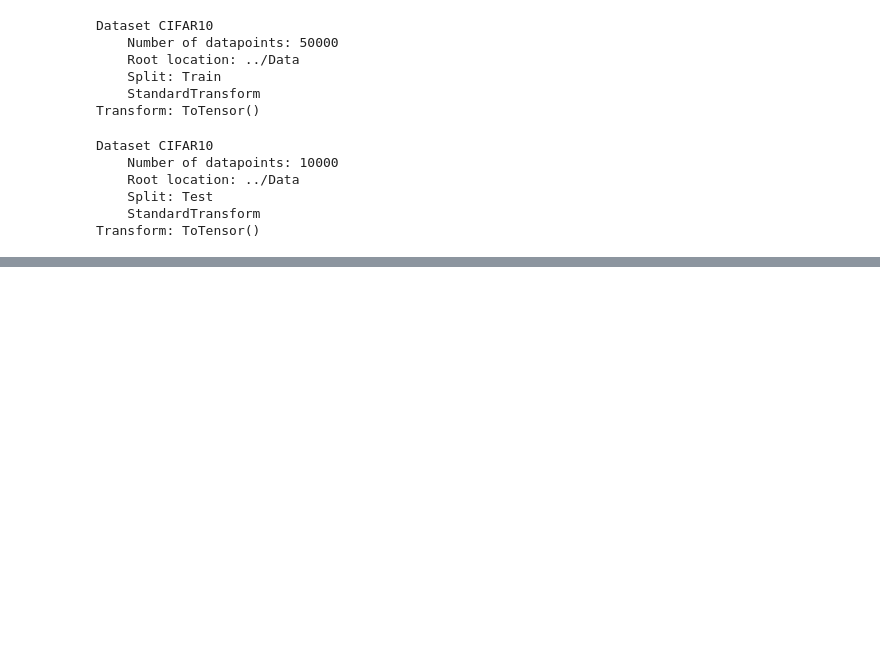
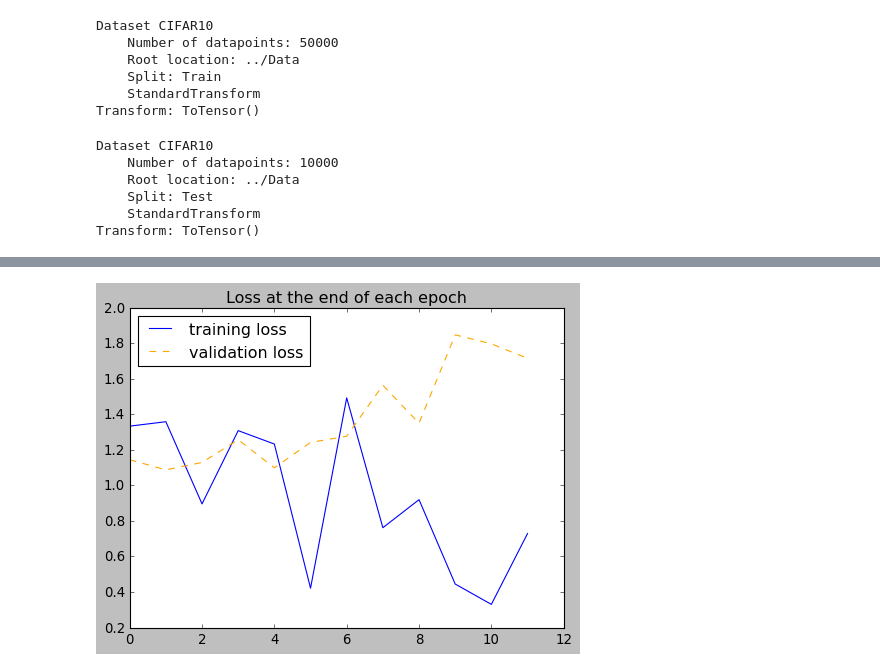
Before and after one commit to r0han99/Deep-Learning-Anatomy, a Jupyter notebook: Projects/CIFAR10/Pytorch/CIFAR10-Pytorch.ipynb, the cells around one changed output, grey strips where cells are left out. Drawn from its saved outputs; the diff is of its cells as text; code cells hidden in the pictures; blank space fills up the shorter version.

```diff
--- a/Projects/CIFAR10/Pytorch/CIFAR10-Pytorch.ipynb
+++ b/Projects/CIFAR10/Pytorch/CIFAR10-Pytorch.ipynb
@@ -103,7 +100,27 @@ class convnet(nn.Module):
         X = F.relu(self.fc2(X))
 
         return F.log_softmax(X, dim=1)
+# %%
+class ConvolutionalNetwork(nn.Module):
+    def __init__(self):
+        super().__init__()
+        self.conv1 = nn.Conv2d(3, 6, 3, 1)  # changed from (1, 6, 5, 1)
+        self.conv2 = nn.Conv2d(6, 16, 3, 1)
+        self.fc1 = nn.Linear(6*6*16, 120)   # changed from (4*4*16) to fit 32x32 images with 3x3 filters
+        self.fc2 = nn.Linear(120,84)
+        self.fc3 = nn.Linear(84, 10)
+
+    def forward(self, X):
+        X = F.relu(self.conv1(X))
+        X = F.max_pool2d(X, 2, 2)
+        X = F.relu(self.conv2(X))
+        X = F.max_pool2d(X, 2, 2)
+        X = X.view(-1, 6*6*16)
+        X = F.relu(self.fc1(X))
+        X = F.relu(self.fc2(X))
+        X = self.fc3(X)
+        return F.log_softmax(X, dim=1)
 # %%
-model = convnet()
+model = ConvolutionalNetwork()
 model
 # %% [output]
@@ -205,0 +231,9 @@ KeyboardInterrupt:
+# %%
+plt.style.use('classic')
+plt.figure(figsize=(7,5))
+plt.plot(train_losses, label='training loss')
+plt.plot(test_losses, label='validation loss',color='orange',ls='--')
+plt.title('Loss at the end of each epoch')
+plt.legend(loc='upper left');
+# %% [output]
+[figure, added]
```
Also changed, not shown: parts of 25 cells of this notebook, 11 other files.
